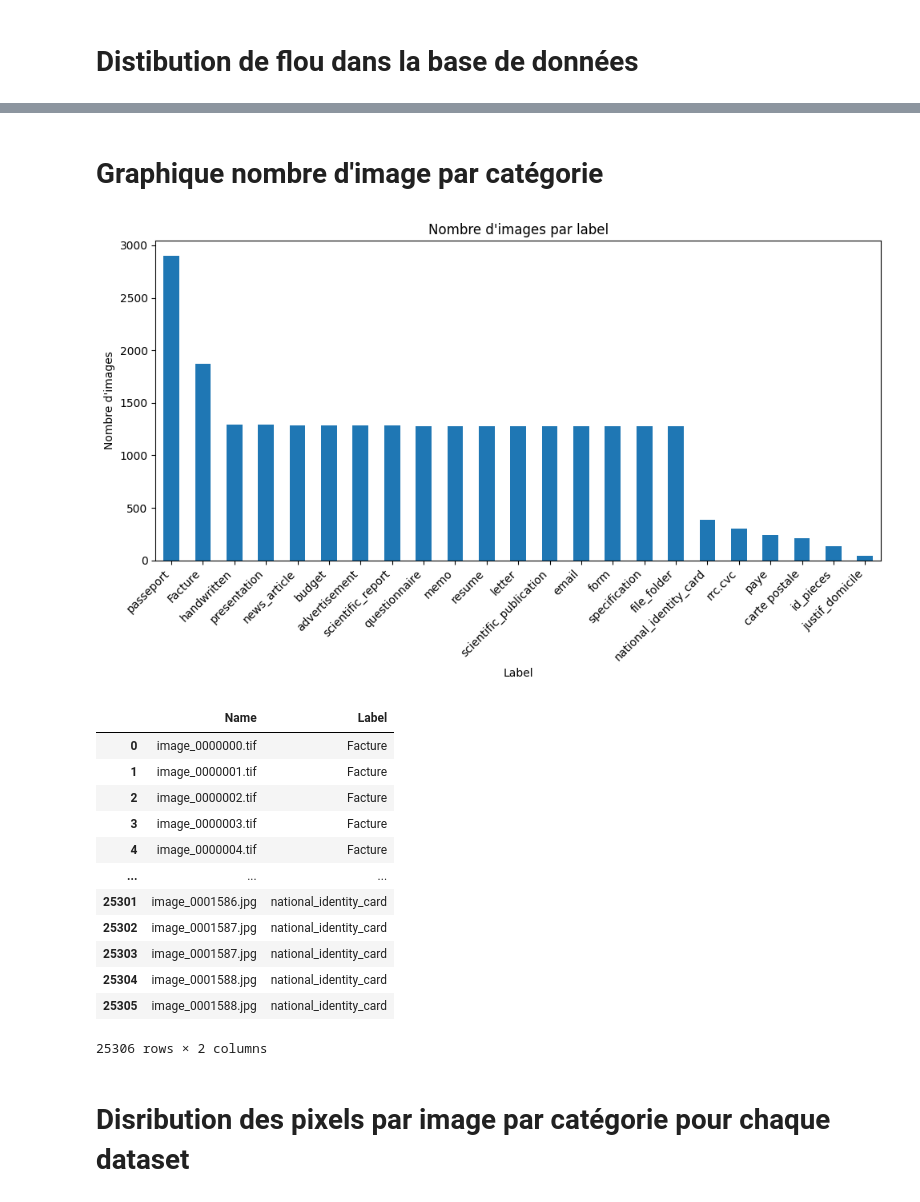
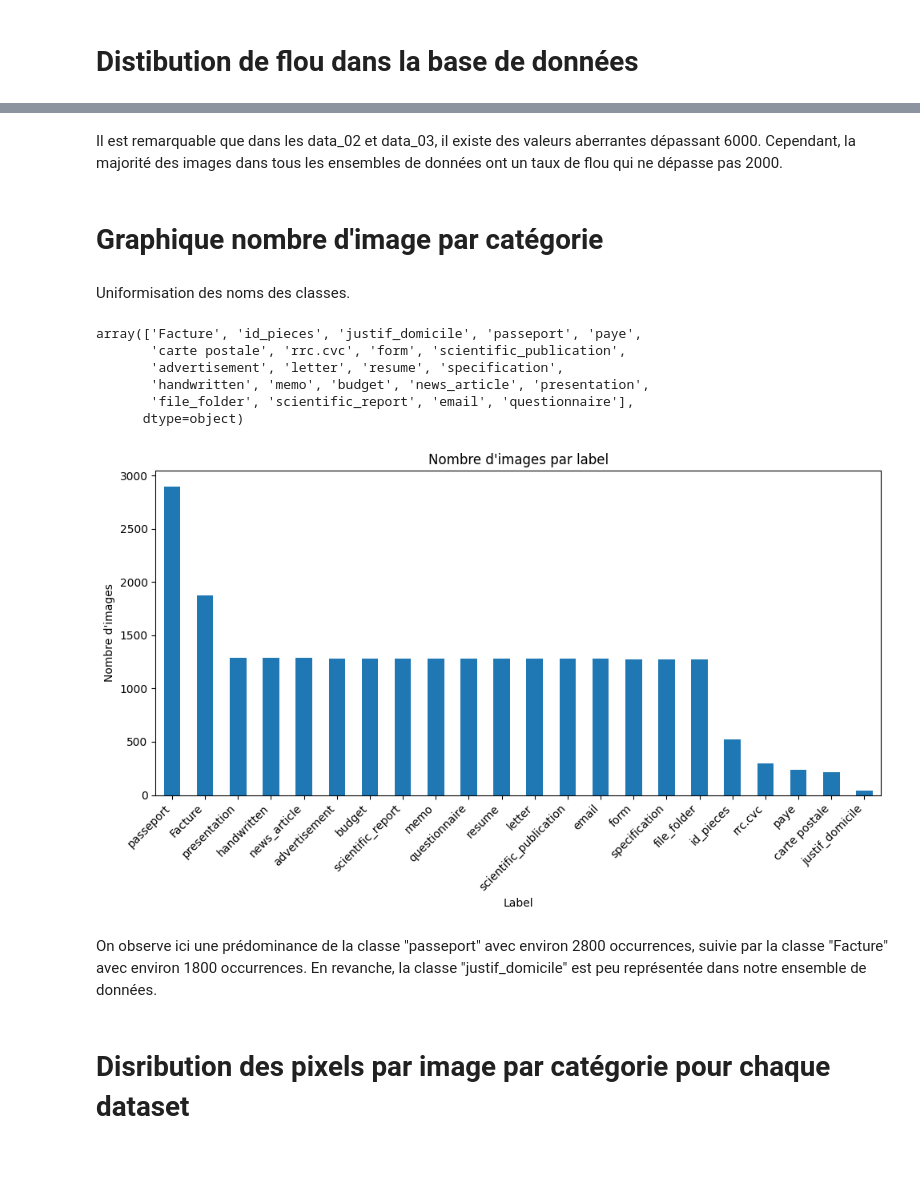
Before and after one commit to HSrbyte/doc-classifier, a Jupyter notebook: notebooks/02-benkou-data-visualisation.ipynb, the cells around one changed output, grey strips where cells are left out. Cells and saved outputs as stored; diff of their text form; code cells hidden in the pictures; blank space fills up the shorter version.

```diff
--- a/notebooks/02-benkou-data-visualisation.ipynb
+++ b/notebooks/02-benkou-data-visualisation.ipynb
@@ -56,7 +18,7 @@ import matplotlib.pyplot as plt
 import seaborn as sns
 
 # Construire le chemin complet du fichier CSV en utilisant os.path.join
-csv_file_path = os.path.join(project_dir, 'data', 'raw', 'image_info.csv')
+csv_file_path = os.path.join(project_dir, 'data', 'image_info_labeled.csv')
 # Lire le fichier CSV en utilisant pd.read_csv
 df = pd.read_csv(csv_file_path)
 
@@ -233,39 +105,37 @@ Passing `palette` without assigning `hue` is deprecated and will be removed in v
+# %% [markdown]
+Il est remarquable que dans les data_02 et data_03, il existe des valeurs aberrantes dépassant 6000. Cependant, la majorité des images dans tous les ensembles de données ont un taux de flou qui ne dépasse pas 2000.
 # %% [markdown]
 # Graphique nombre d'image par catégorie
+# %% [markdown]
+Uniformisation des noms des classes.
+# %%
+df['label'] = df['label'].replace({'facture': 'Facture', 'invoice': 'Facture', 'Invoice': 'Facture'})
+df['label'] = df['label'].replace({'id_pieces': 'id_pieces', 'national_identity_card': 'id_pieces'})
+
+df['label'].unique()
+# %% [output]
+array(['Facture', 'id_pieces', 'justif_domicile', 'passeport', 'paye',
+       'carte postale', 'rrc.cvc', 'form', 'scientific_publication',
+       'advertisement', 'letter', 'resume', 'specification',
+       'handwritten', 'memo', 'budget', 'news_article', 'presentation',
+       'file_folder', 'scientific_report', 'email', 'questionnaire'],
+      dtype=object)
 # %%
-counts = Labels['Label'].value_counts()
+
+counts = df['label'].value_counts()
 
 # Tracer l'histogramme
 plt.figure(figsize=(10, 6))
 counts.plot(kind='bar')
 plt.title('Nombre d\'images par label')
 plt.xlabel('Label')
 plt.ylabel('Nombre d\'images')
 plt.xticks(rotation=45, ha='right')
 plt.tight_layout()
 plt.show()
 # %% [output]
-[figure, old version]
+[figure, new version]
-# %%
-# Construire le chemin complet du fichier CSV en utilisant os.path.join
-csv_file_path = os.path.join(project_dir, 'data', 'raw', 'Labels.csv')
-# Lire le fichier CSV en utilisant pd.read_csv
-Labels = pd.read_csv(csv_file_path)
-
-Labels
-# %% [output]
-|  | Name | Label |
-| 0 | image_0000000.tif | Facture |
-| 1 | image_0000001.tif | Facture |
-| 2 | image_0000002.tif | Facture |
-| 3 | image_0000003.tif | Facture |
-| 4 | image_0000004.tif | Facture |
-| ... | ... | ... |
-| 25301 | image_0001586.jpg | national_identity_card |
-| 25302 | image_0001587.jpg | national_identity_card |
-| 25303 | image_0001587.jpg | national_identity_card |
-| 25304 | image_0001588.jpg | national_identity_card |
-| 25305 | image_0001588.jpg | national_identity_card |
-25306 rows × 2 columns
+# %% [markdown]
+On observe ici une prédominance de la classe "passeport" avec environ 2800 occurrences, suivie par la classe "Facture" avec environ 1800 occurrences. En revanche, la classe "justif_domicile" est peu représentée dans notre ensemble de données.
 # %% [markdown]
 # Disribution des pixels par image par catégorie pour chaque dataset
```
Also changed, not shown: parts of 17 cells of this notebook.
